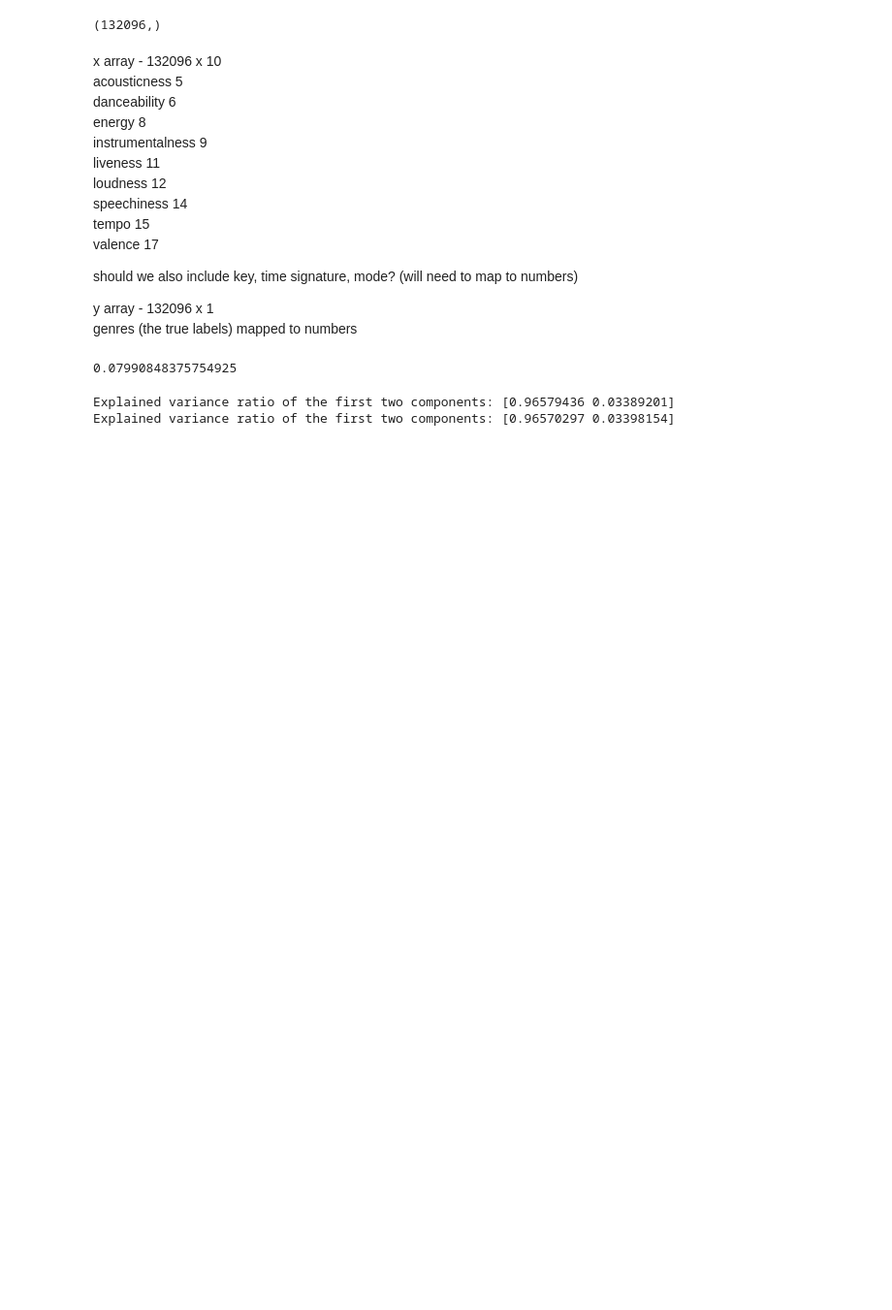
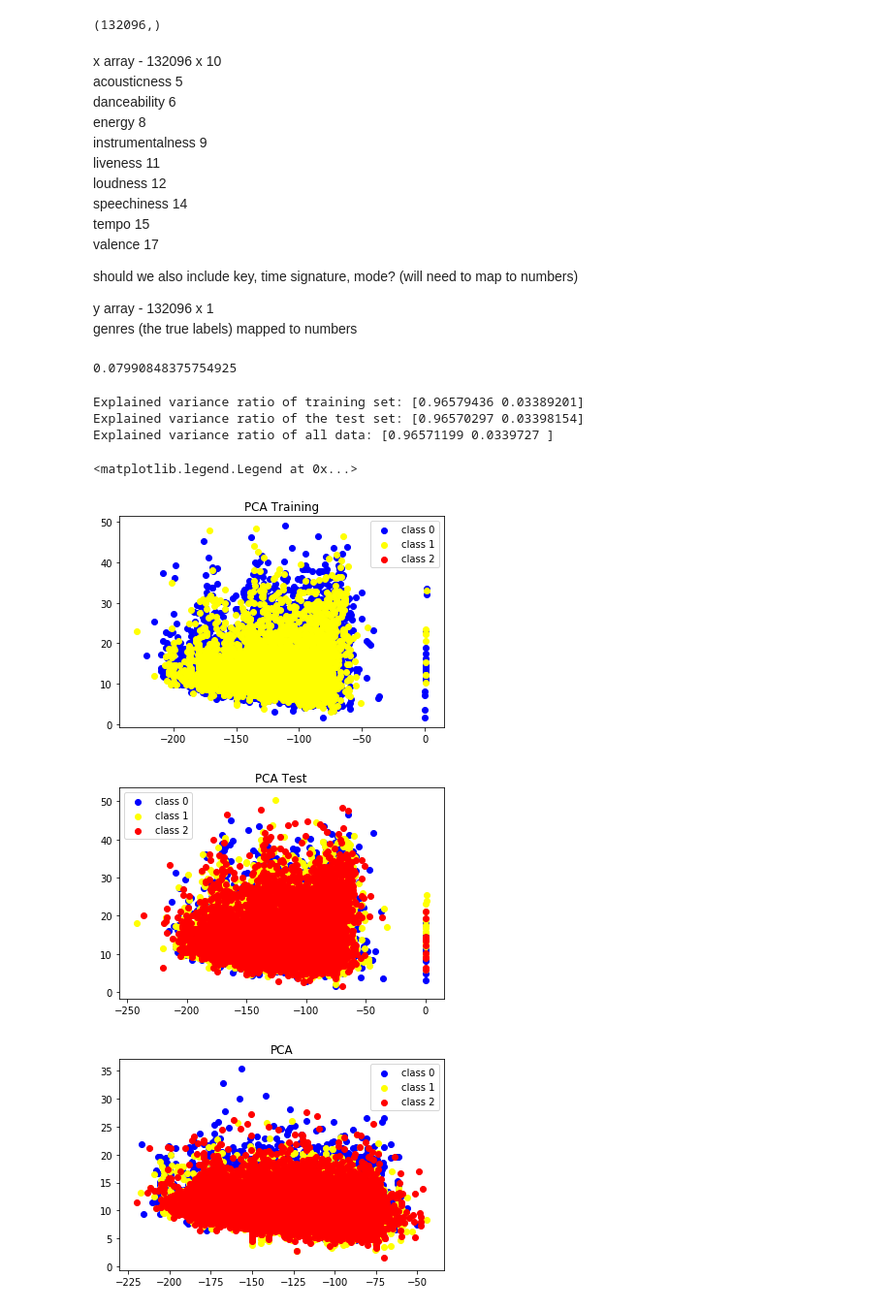
Before and after one commit to bglowniak/Song-Genre-Prediction, a Jupyter notebook: Project Notebook.ipynb, the cells around one changed output. Shown: that part at 97% size. Cells and saved outputs as stored; diff of their text form; code cells hidden in the pictures; blank space fills up the shorter version.

```diff
--- a/Project Notebook.ipynb
+++ b/Project Notebook.ipynb
@@ -85,15 +85,50 @@ for i in range(y_pred.shape[0]):
 print(correct / y_pred.shape[0])
 # %% [output]
 0.07990848375754925
-# %%
-from sklearn.decomposition import PCA
-pca = PCA(n_components=2)
-pca.fit(x_train,y_train)
-comp, evr = (pca.components_.T, pca.explained_variance_ratio_)
-print('Explained variance ratio of training set: %s' % str(evr))
-pca.fit(x_test,y_test)
-comp1, evr1 = (pca.components_.T, pca.explained_variance_ratio_)
-print('Explained variance ratio of the test set: %s' % str(evr1))
-# %% [output]
-Explained variance ratio of the first two components: [0.96579436 0.03389201]
-Explained variance ratio of the first two components: [0.96570297 0.03398154]
+# %%
+from sklearn.decomposition import PCA
+pca = PCA(n_components=2)
+pca.fit(x_train,y_train)
+comp, evr = (pca.components_.T, pca.explained_variance_ratio_)
+print('Explained variance ratio of training set: %s' % str(evr))
+pca.fit(x_test,y_test)
+comp1, evr1 = (pca.components_.T, pca.explained_variance_ratio_)
+print('Explained variance ratio of the test set: %s' % str(evr1))
+pca.fit(x,y)
+comp2, evr2 = (pca.components_.T, pca.explained_variance_ratio_)
+print('Explained variance ratio of all data: %s' % str(evr2))
+
+
+class0 = len(np.where(y==0)[0])
+class1 = len(np.where(y==1)[0]) + class0
+class2 = len(np.where(y==2)[0]) + class1
+
+pcaPlot = (x_train @ comp).T
+plt.figure(0)
+plt.title("PCA Training")
+plt.scatter(pcaPlot[0][:class0],pcaPlot[1][:class0], c='blue', label="class 0")
+plt.scatter(pcaPlot[0][class0:class1],pcaPlot[1][class0:class1], c='yellow', label="class 1")
+plt.scatter(pcaPlot[0][class1:class2],pcaPlot[1][class1:class2], c='red', label="class 2")
+plt.legend()
+pcaPlot1 = (x_test @ comp).T
+plt.figure(1)
+plt.title("PCA Test")
+plt.scatter(pcaPlot1[0][:class0],pcaPlot1[1][:class0], c='blue', label="class 0")
+plt.scatter(pcaPlot1[0][class0:class1],pcaPlot1[1][class0:class1], c='yellow', label="class 1")
+plt.scatter(pcaPlot1[0][class1:class2],pcaPlot1[1][class1:class2], c='red', label="class 2")
+plt.legend()
+pcaPlot2 = (x @ comp).T
+plt.figure(2)
+plt.title("PCA")
+plt.scatter(pcaPlot2[0][:class0],pcaPlot2[1][:class0], c='blue', label="class 0")
+plt.scatter(pcaPlot2[0][class0:class1],pcaPlot2[1][class0:class1], c='yellow', label="class 1")
+plt.scatter(pcaPlot2[0][class1:class2],pcaPlot2[1][class1:class2], c='red', label="class 2")
+plt.legend()
+# %% [output]
+Explained variance ratio of training set: [0.96579436 0.03389201]
+Explained variance ratio of the test set: [0.96570297 0.03398154]
+Explained variance ratio of all data: [0.96571199 0.0339727 ]
+<matplotlib.legend.Legend at 0x...>
+[figure, added]
+[figure, added]
+[figure, added]
```
